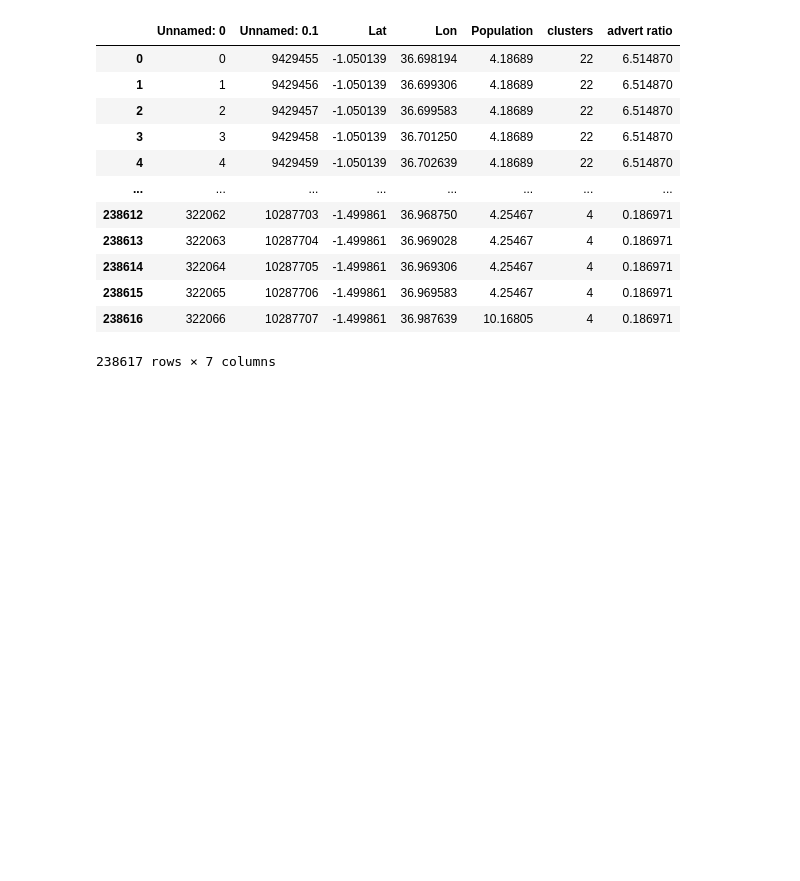
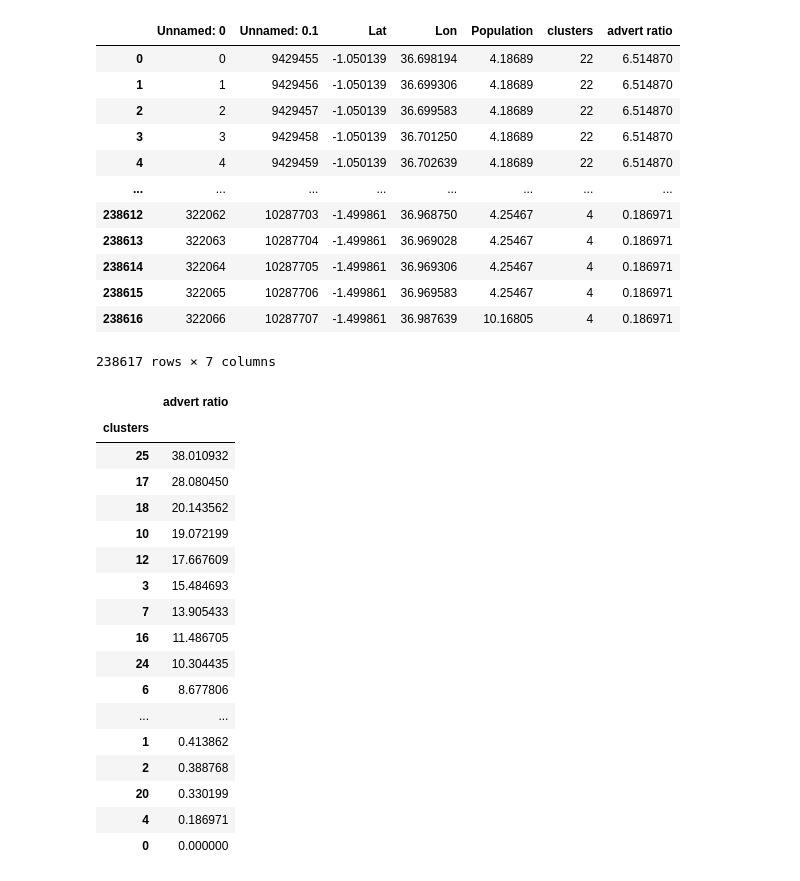
Before and after one commit to mdevay/Nairobi, a Jupyter notebook: Population_Ratio.ipynb, the cells around one changed output. Drawn from its saved outputs; the diff is of its cells as text; code cells hidden in the pictures; blank space fills up the shorter version.

```diff
--- a/Population_Ratio.ipynb
+++ b/Population_Ratio.ipynb
@@ -145,7 +145,7 @@ advert_pop_ratio
 # %%
 advert_pop_ratio = [0] + advert_pop_ratio
 # %%
-pop['advert ratio'] = pop['clusters'].map(lambda x: advert_pop_ratiop_ratio[x])
+pop['advert ratio'] = pop['clusters'].map(lambda x: advert_pop_ratio[x])
 # %%
 pop
 # %% [output]
@@ -162,5 +162,26 @@ pop
 | 238615 | 322065 | 10287706 | -1.499861 | 36.969583 | 4.25467 | 4 | 0.186971 |
 | 238616 | 322066 | 10287707 | -1.499861 | 36.987639 | 10.16805 | 4 | 0.186971 |
 238617 rows × 7 columns
+# %%
+pop.groupby('clusters')['advert ratio'].mean().sort_values(ascending=False).to_frame()
+# %% [output]
+|  | advert ratio |
+| clusters |  |
+| 25 | 38.010932 |
+| 17 | 28.080450 |
+| 18 | 20.143562 |
+| 10 | 19.072199 |
+| 12 | 17.667609 |
+| 3 | 15.484693 |
+| 7 | 13.905433 |
+| 16 | 11.486705 |
+| 24 | 10.304435 |
+| 6 | 8.677806 |
+| ... | ... |
+| 1 | 0.413862 |
+| 2 | 0.388768 |
+| 20 | 0.330199 |
+| 4 | 0.186971 |
+| 0 | 0.000000 |
 # %%
 pop.to_csv('./datasets/Nairobi_Advert_Ratios.csv')
```
Also changed, not shown: 1 other file.
